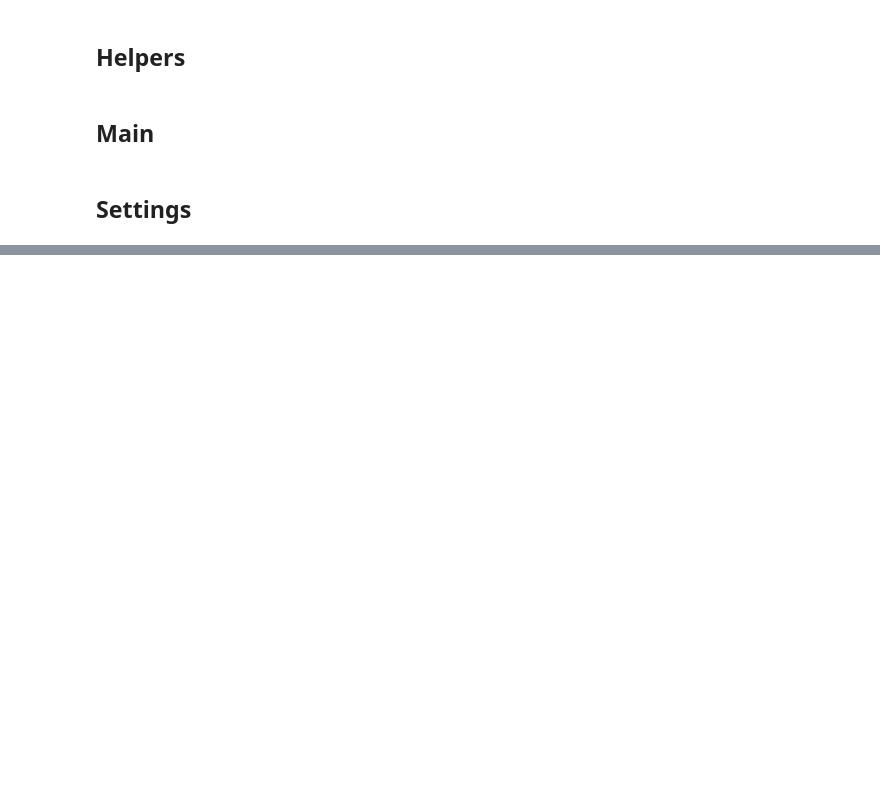
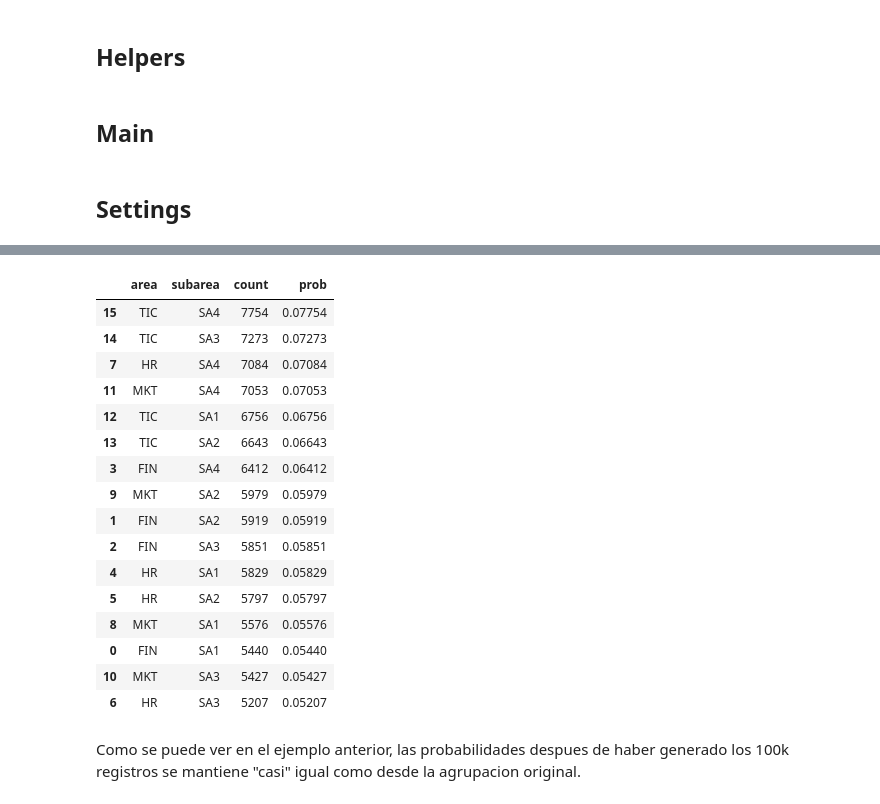
Before and after one commit to Reyniery-Carlitos/Teoria-de-simulacion, a Jupyter notebook: Proyecto1/proyecto1_20201003545_Rubio.ipynb, the cells around one changed output, grey strips where cells are left out. Cells and saved outputs as stored; diff of their text form; code cells hidden in the pictures; blank space fills up the shorter version.

```diff
--- a/Proyecto1/proyecto1_20201003545_Rubio.ipynb
+++ b/Proyecto1/proyecto1_20201003545_Rubio.ipynb
@@ -301,0 +472,4 @@ result
+# %%
+# area_subarea sera el resultado que devuelve la funcion get_categoricas_dataset_simulated
+area_subarea = get_categorical_dataset_simulated(simulation_extended, category_cols, 100000)
+area_subarea
@@ -301,0 +492,11 @@ result
+# %%
+area_subarea['n'] = 1
+result = area_subarea.groupby(
+    category_cols,
+    as_index=False,
+).agg({
+    'n': 'count'
+})
+
+result.columns = category_cols + ['count']
+result['prob'] = result['count'] / area_subarea.shape[0]
@@ -301,0 +526,23 @@ result
+# %%
+# Probabilidades de las mejores combinaciones despues de haber generado los 100k registros
+result.sort_values(by='count', ascending=False)
+# %% [output]
+|  | area | subarea | count | prob |
+| 15 | TIC | SA4 | 7754 | 0.07754 |
+| 14 | TIC | SA3 | 7273 | 0.07273 |
+| 7 | HR | SA4 | 7084 | 0.07084 |
+| 11 | MKT | SA4 | 7053 | 0.07053 |
+| 12 | TIC | SA1 | 6756 | 0.06756 |
+| 13 | TIC | SA2 | 6643 | 0.06643 |
+| 3 | FIN | SA4 | 6412 | 0.06412 |
+| 9 | MKT | SA2 | 5979 | 0.05979 |
+| 1 | FIN | SA2 | 5919 | 0.05919 |
+| 2 | FIN | SA3 | 5851 | 0.05851 |
+| 4 | HR | SA1 | 5829 | 0.05829 |
+| 5 | HR | SA2 | 5797 | 0.05797 |
+| 8 | MKT | SA1 | 5576 | 0.05576 |
+| 0 | FIN | SA1 | 5440 | 0.05440 |
+| 10 | MKT | SA3 | 5427 | 0.05427 |
+| 6 | HR | SA3 | 5207 | 0.05207 |
+# %% [markdown]
+Como se puede ver en el ejemplo anterior, las probabilidades despues de haber generado los 100k registros se mantiene "casi" igual como desde la agrupacion original.
```
Also changed, not shown: parts of 25 cells of this notebook, 1 other file.
